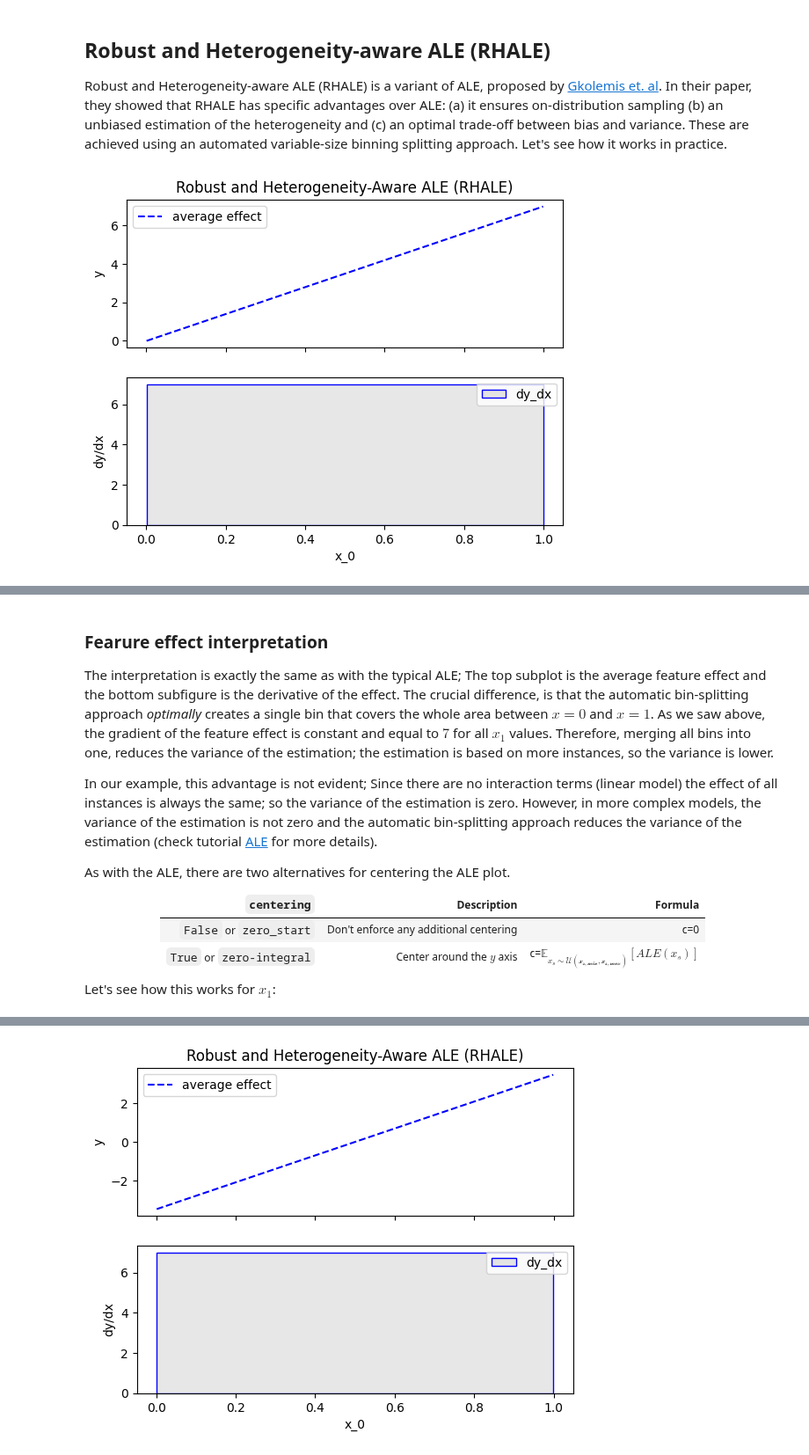
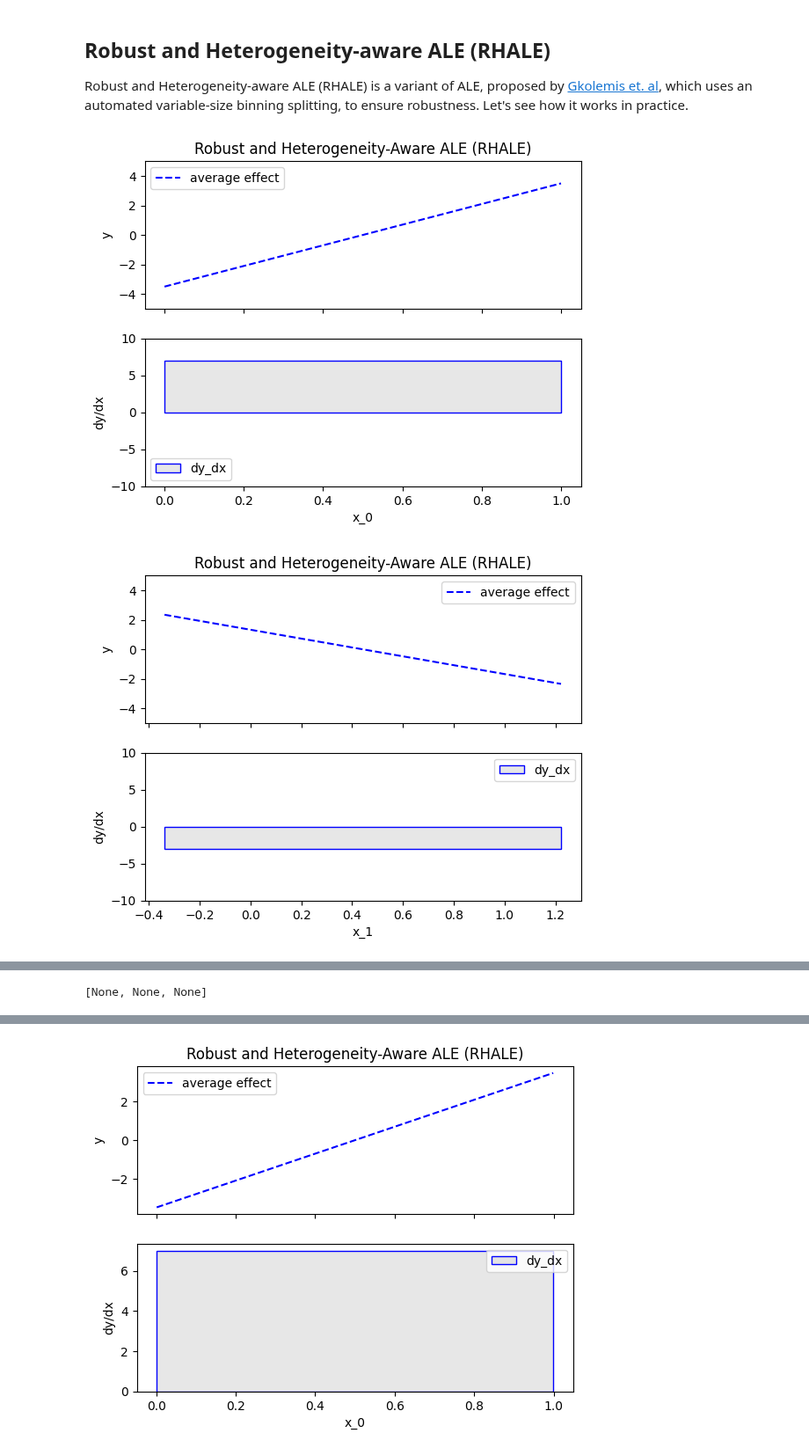
Before and after one commit to givasile/effector, a Jupyter notebook: notebooks/synthetic-examples/01_linear_model.ipynb, the cells around one changed output, grey strips where cells are left out. Shown at 88% size. Cells and saved outputs as stored; diff of their text form; code cells hidden in the pictures.

```diff
--- a/notebooks/synthetic-examples/01_linear_model.ipynb
+++ b/notebooks/synthetic-examples/01_linear_model.ipynb
@@ -323,8 +140,9 @@ ale.plot(feature=0)
 # %% [markdown]
 ## Robust and Heterogeneity-aware ALE (RHALE)
 
-Robust and Heterogeneity-aware ALE (RHALE) is a variant of ALE, proposed by [Gkolemis et. al](https://arxiv.org/abs/2309.11193). In their paper, they showed that RHALE has specific advantages over ALE: (a) it ensures on-distribution sampling (b) an unbiased estimation of the heterogeneity and (c) an optimal trade-off between bias and variance. These are achieved using an automated variable-size binning splitting approach. Let's see how it works in practice.
+Robust and Heterogeneity-aware ALE (RHALE) is a variant of ALE, proposed by [Gkolemis et. al](https://arxiv.org/abs/2309.11193), which uses an automated variable-size binning splitting, to ensure robustness. Let's see how it works in practice.
 # %%
-effector.RHALE(data=X, model=predict, model_jac=predict_grad).plot(feature=0, centering=False, show_avg_output=False)
+[effector.RHALE(data=X, model=predict, model_jac=predict_grad).plot(feature=i, y_limits=[-5,5], dy_limits=[-10, 10]) for i in range(3)]
 # %% [output]
-[figure, old version]
+[figure, new version]
+[figure, added]
@@ -331,20 +150 @@ effector.RHALE(data=X, model=predict, model_jac=predict_grad).plot(feature=0, ce
+[None, None, None]
-# %% [markdown]
-### Fearure effect interpretation
-
-The interpretation is exactly the same as with the typical ALE; The top subplot is the average feature effect and the bottom subfigure is the derivative of the effect.
-The crucial difference, is that the automatic bin-splitting approach _optimally_ creates a single bin that covers the whole area between $x=0$ and $x=1$. As we saw above, the gradient of the feature effect is constant and equal to $7$ for all $x_1$ values. Therefore, merging all bins into one, reduces the variance of the estimation; the estimation is based on more instances, so the variance is lower.
-
-In our example, this advantage is not evident; Since there are no interaction terms (linear model) the effect of all instances is always the same; so the variance of the estimation is zero. However, in more complex models, the variance of the estimation is not zero and the automatic bin-splitting approach reduces the variance of the estimation (check tutorial [ALE](./ale.ipynb) for more details).
-
-As with the ALE, there are two alternatives for centering the ALE plot.
-
-<center>
-
-| `centering`               | Description                            | Formula                                                               |
-|---------------------------|----------------------------------------|-----------------------------------------------------------------------|
-| `False` or `zero_start`   | Don't enforce any additional centering | c=0                                                                   |
-| `True` or `zero-integral` | Center around the $y$ axis             | c=$\mathbb{E}_{x_s \sim \mathcal{U(x_{s,min},x_{s, max})}}[ALE(x_s)]$ |
-
-</center>
-
-Let's see how this works for $x_1$:
```
Also changed, not shown: parts of 43 cells of this notebook, 21 other files.
